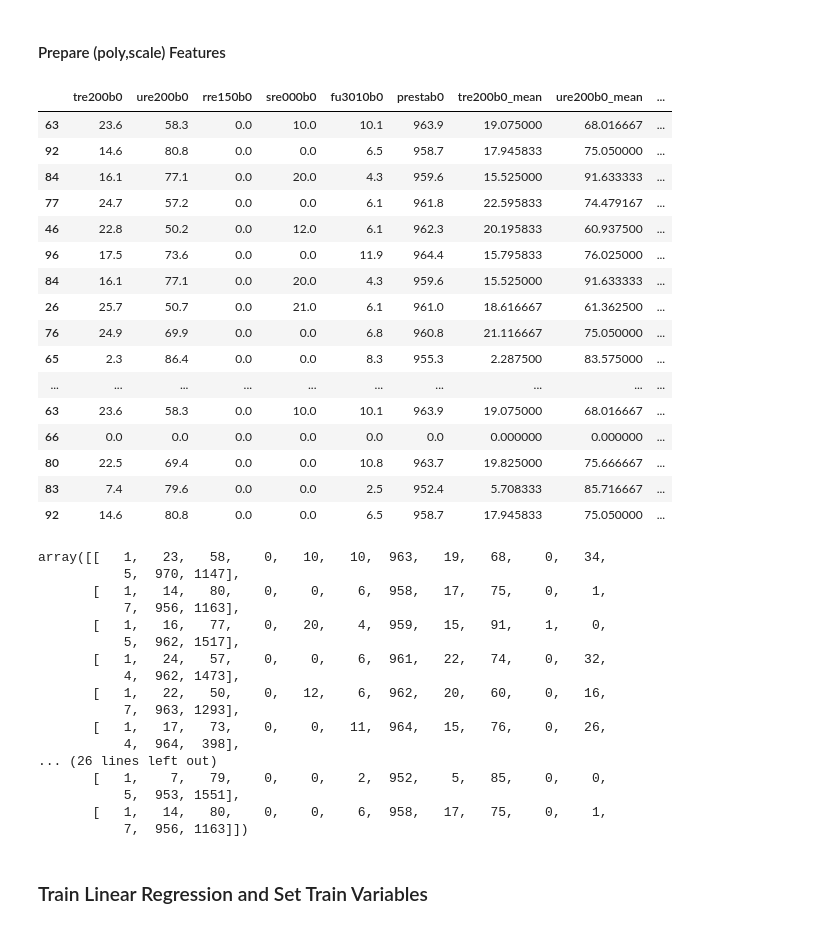
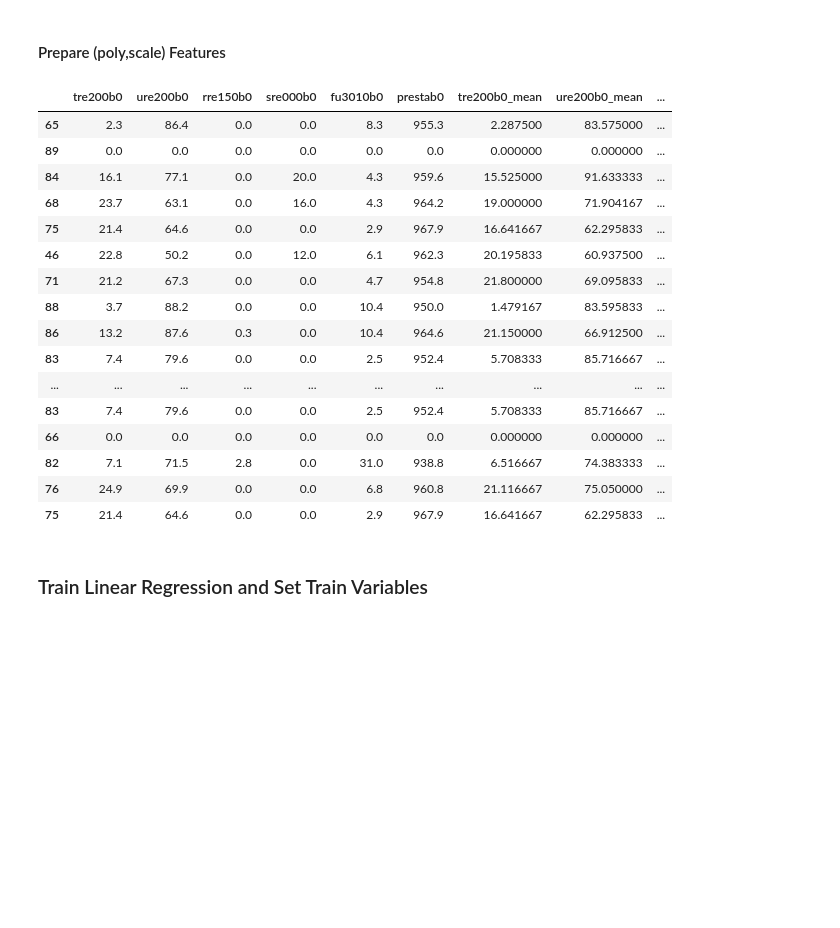
Before and after one commit to airigare/AI, a Jupyter notebook: Train.LinearModel.ipynb, the cells around one changed output. Saved outputs shown, nothing was run; the diff lists cells and outputs as text; code cells hidden in the pictures; blank space fills up the shorter version.

```diff
--- a/Train.LinearModel.ipynb
+++ b/Train.LinearModel.ipynb
@@ -95,7 +96,7 @@ memory usage: 11.8+ KB
 ## Lineares Model
 # %%
 #r_DataSet = r_DataSet[(r_DataSet.Value > 100) & (r_DataSet.Value != 480) & (r_DataSet.Value < 800)]
-r_DataSet = r_DataSet[(r_DataSet.Value > 100) & (r_DataSet.Value < 600) & (r_DataSet.Value != 480)]
+r_DataSet = r_DataSet[(r_DataSet.Value > 200) & (r_DataSet.Value < 600) & (r_DataSet.Value != 480)]
 #r_DataSet = r_DataSet[(r_DataSet.Value < 100)]
 #r_DataSet = r_DataSet[(r_DataSet.Value > 600)]
 
@@ -131,50 +132,44 @@ Xtest = p_TestSet.loc[:,"tre200b0":]
 # %%
 from IPython.core.interactiveshell import InteractiveShell
 InteractiveShell.ast_node_interactivity = "all"
 
 from sklearn.preprocessing import PolynomialFeatures
+
 Xtrain
 
-polyDegree = 1
+polyDegree = 2
 Xtrain = PolynomialFeatures(degree=polyDegree).fit_transform(Xtrain).astype(int)
 Xtest = PolynomialFeatures(degree=polyDegree).fit_transform(Xtest).astype(int)
 
-Xtrain
+from sklearn import preprocessing
+X_min_max_scaler = preprocessing.MinMaxScaler()
+X_train_minmax = X_min_max_scaler.fit_transform(Xtrain)
+y_min_max_scaler = preprocessing.MinMaxScaler()
+yTrain_minmax = y_min_max_scaler.fit_transform(yTrain)
+
+X_test_minmax = X_min_max_scaler.transform(Xtest)
+yTest_minmax = y_min_max_scaler.transform(yTest)
+
+#X_min_max_scaler.scale_
+#y_min_max_scaler.scale_
 # %% [output]
 |  | tre200b0 | ure200b0 | rre150b0 | sre000b0 | fu3010b0 | prestab0 | tre200b0_mean | ure200b0_mean | ... |
-| 63 | 23.6 | 58.3 | 0.0 | 10.0 | 10.1 | 963.9 | 19.075000 | 68.016667 | ... |
-| 92 | 14.6 | 80.8 | 0.0 | 0.0 | 6.5 | 958.7 | 17.945833 | 75.050000 | ... |
+| 65 | 2.3 | 86.4 | 0.0 | 0.0 | 8.3 | 955.3 | 2.287500 | 83.575000 | ... |
+| 89 | 0.0 | 0.0 | 0.0 | 0.0 | 0.0 | 0.0 | 0.000000 | 0.000000 | ... |
 | 84 | 16.1 | 77.1 | 0.0 | 20.0 | 4.3 | 959.6 | 15.525000 | 91.633333 | ... |
-| 77 | 24.7 | 57.2 | 0.0 | 0.0 | 6.1 | 961.8 | 22.595833 | 74.479167 | ... |
+| 68 | 23.7 | 63.1 | 0.0 | 16.0 | 4.3 | 964.2 | 19.000000 | 71.904167 | ... |
+| 75 | 21.4 | 64.6 | 0.0 | 0.0 | 2.9 | 967.9 | 16.641667 | 62.295833 | ... |
 | 46 | 22.8 | 50.2 | 0.0 | 12.0 | 6.1 | 962.3 | 20.195833 | 60.937500 | ... |
-| 96 | 17.5 | 73.6 | 0.0 | 0.0 | 11.9 | 964.4 | 15.795833 | 76.025000 | ... |
-| 84 | 16.1 | 77.1 | 0.0 | 20.0 | 4.3 | 959.6 | 15.525000 | 91.633333 | ... |
-| 26 | 25.7 | 50.7 | 0.0 | 21.0 | 6.1 | 961.0 | 18.616667 | 61.362500 | ... |
+| 71 | 21.2 | 67.3 | 0.0 | 0.0 | 4.7 | 954.8 | 21.800000 | 69.095833 | ... |
+| 88 | 3.7 | 88.2 | 0.0 | 0.0 | 10.4 | 950.0 | 1.479167 | 83.595833 | ... |
+| 86 | 13.2 | 87.6 | 0.3 | 0.0 | 10.4 | 964.6 | 21.150000 | 66.912500 | ... |
+| 83 | 7.4 | 79.6 | 0.0 | 0.0 | 2.5 | 952.4 | 5.708333 | 85.716667 | ... |
+| ... | ... | ... | ... | ... | ... | ... | ... | ... | ... |
+| 83 | 7.4 | 79.6 | 0.0 | 0.0 | 2.5 | 952.4 | 5.708333 | 85.716667 | ... |
+| 66 | 0.0 | 0.0 | 0.0 | 0.0 | 0.0 | 0.0 | 0.000000 | 0.000000 | ... |
+| 82 | 7.1 | 71.5 | 2.8 | 0.0 | 31.0 | 938.8 | 6.516667 | 74.383333 | ... |
 | 76 | 24.9 | 69.9 | 0.0 | 0.0 | 6.8 | 960.8 | 21.116667 | 75.050000 | ... |
-| 65 | 2.3 | 86.4 | 0.0 | 0.0 | 8.3 | 955.3 | 2.287500 | 83.575000 | ... |
-| ... | ... | ... | ... | ... | ... | ... | ... | ... | ... |
-| 63 | 23.6 | 58.3 | 0.0 | 10.0 | 10.1 | 963.9 | 19.075000 | 68.016667 | ... |
-| 66 | 0.0 | 0.0 | 0.0 | 0.0 | 0.0 | 0.0 | 0.000000 | 0.000000 | ... |
-| 80 | 22.5 | 69.4 | 0.0 | 0.0 | 10.8 | 963.7 | 19.825000 | 75.666667 | ... |
-| 83 | 7.4 | 79.6 | 0.0 | 0.0 | 2.5 | 952.4 | 5.708333 | 85.716667 | ... |
-| 92 | 14.6 | 80.8 | 0.0 | 0.0 | 6.5 | 958.7 | 17.945833 | 75.050000 | ... |
+| 75 | 21.4 | 64.6 | 0.0 | 0.0 | 2.9 | 967.9 | 16.641667 | 62.295833 | ... |
-array([[   1,   23,   58,    0,   10,   10,  963,   19,   68,    0,   34,
-           5,  970, 1147],
-       [   1,   14,   80,    0,    0,    6,  958,   17,   75,    0,    1,
-           7,  956, 1163],
-       [   1,   16,   77,    0,   20,    4,  959,   15,   91,    1,    0,
-           5,  962, 1517],
-       [   1,   24,   57,    0,    0,    6,  961,   22,   74,    0,   32,
-           4,  962, 1473],
-       [   1,   22,   50,    0,   12,    6,  962,   20,   60,    0,   16,
-           7,  963, 1293],
-       [   1,   17,   73,    0,    0,   11,  964,   15,   76,    0,   26,
-           4,  964,  398],
-... (26 lines left out)
-       [   1,    7,   79,    0,    0,    2,  952,    5,   85,    0,    0,
-           5,  953, 1551],
-       [   1,   14,   80,    0,    0,    6,  958,   17,   75,    0,    1,
-           7,  956, 1163]])
 # %% [markdown]
 ### Train Linear Regression and Set Train Variables
 # %%
```
Also changed, not shown: parts of 5 cells of this notebook, 1 other file.
